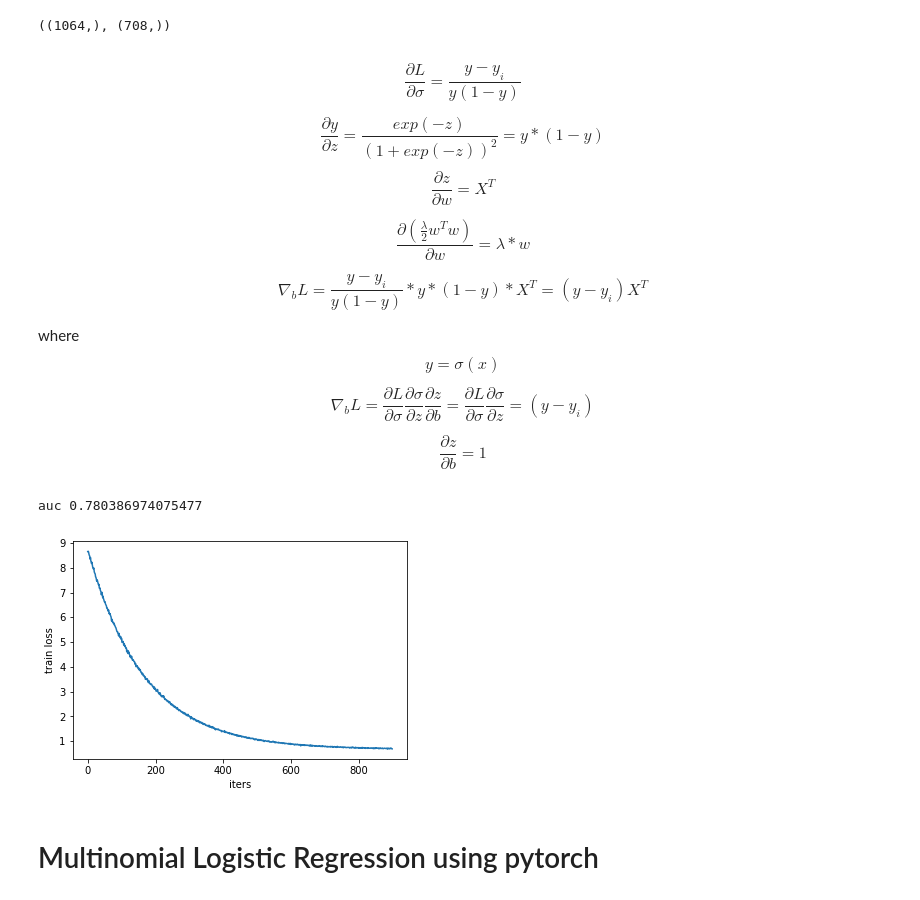
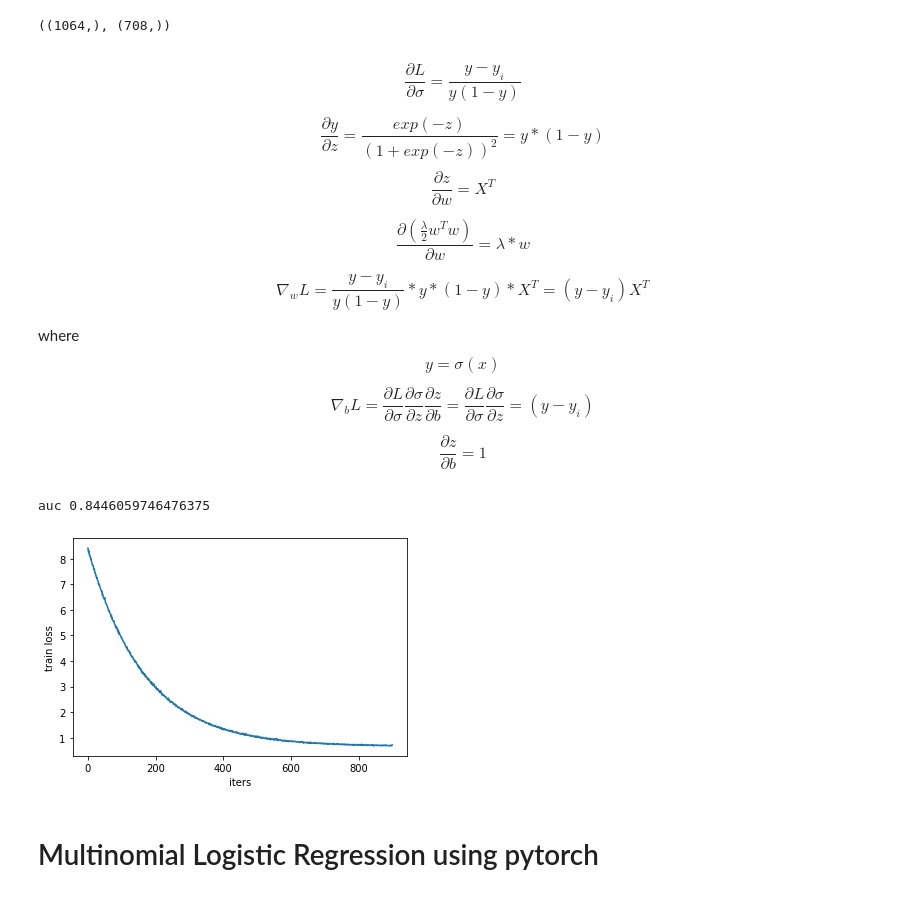
Before and after one commit to AnnaZhuravleva/compling, a Jupyter notebook: assignment_3/assignment_3.ipynb, the cells around one changed output. Cells and saved outputs as stored; diff of their text form; code cells hidden in the pictures.

```diff
--- a/assignment_3/assignment_3.ipynb
+++ b/assignment_3/assignment_3.ipynb
@@ -75,7 +75,7 @@ $$ \frac {\partial L} {\partial \sigma}  = \frac {y - y_i} {y (1 - y)}$$
 
  $$\frac {\partial (\frac \lambda 2 w^T w)} {\partial w} = \lambda * w $$
 
- $$\nabla_b L = \frac {y - y_i} {y (1 - y)} *  y * (1 - y) * X^T =(y - y_i ) X^T  $$
+ $$\nabla_w L = \frac {y - y_i} {y (1 - y)} *  y * (1 - y) * X^T =(y - y_i ) X^T  $$
 
  where $$ y = \sigma(x)$$
 
@@ -102,13 +102,12 @@ class LogRegNumpy(ClassifierMixin):
         self.b = 0
 
     def get_loss(self, y, batch_X, batch_y):
-        loss =  -batch_y * np.log(y) - (1 - batch_y)*np.log(1 - y)
-        loss = loss.sum() / batch_X.shape[0]
+        loss =  batch_y * np.log(y) + (1 - batch_y)*np.log(1 - y)
+        loss =  - np.sum(loss) / batch_X.shape[0]
         loss += (self.llambda/2) * self.w.T.dot(self.w)
         return loss
 
     def fit(self, X, y):
-       ### np.random.seed(42)
         self.w = np.random.randn(X.shape[1])
         self.b = 0
 
@@ -132,35 +131,35 @@ class LogRegNumpy(ClassifierMixin):
                 # <TODO> [2 points] calculate batch gradients
                 grad_w = (1 / batch_X.shape[1]) * batch_X.T.dot(delta_y) + self.llambda * self.w
                 grad_b = (1 / batch_X.shape[1]) * np.sum(delta_y)
 
                 # SGD optimization step
                 # <TODO> [1 point]
                 self.w -= self.lr * grad_w
                 self.b -= self.lr * grad_b
 
                 self.history.append(loss)
 
         return self
 
     def predict_proba(self, X):
         # <TODO> [1 point] calculate p(y=1 | x)
         z = X.dot(self.w) + self.b
         return  1 / (1 + np.exp(-z))
 
     def predict(self, X):
         return (self.predict_proba(X) > 0.5).astype(np.int)
 
 
 model = LogRegNumpy(llambda = 0.001, lr=3, batch_size=128, n_epochs=100)
 model.fit(X_train_bin, y_train_bin)
 print('auc', metrics.roc_auc_score(y_test_bin, model.predict_proba(X_test_bin)))
 
 plt.plot(np.arange(len(model.history)), model.history)
 plt.xlabel('iters')
 plt.ylabel('train loss');
 # %% [output]
-auc 0.780386974075477
+auc 0.8446059746476375
-[figure, old version]
+[figure, new version]
 # %% [markdown]
 # Multinomial Logistic Regression using pytorch
 # %%
```
Also changed, not shown: parts of 8 cells of this notebook.
